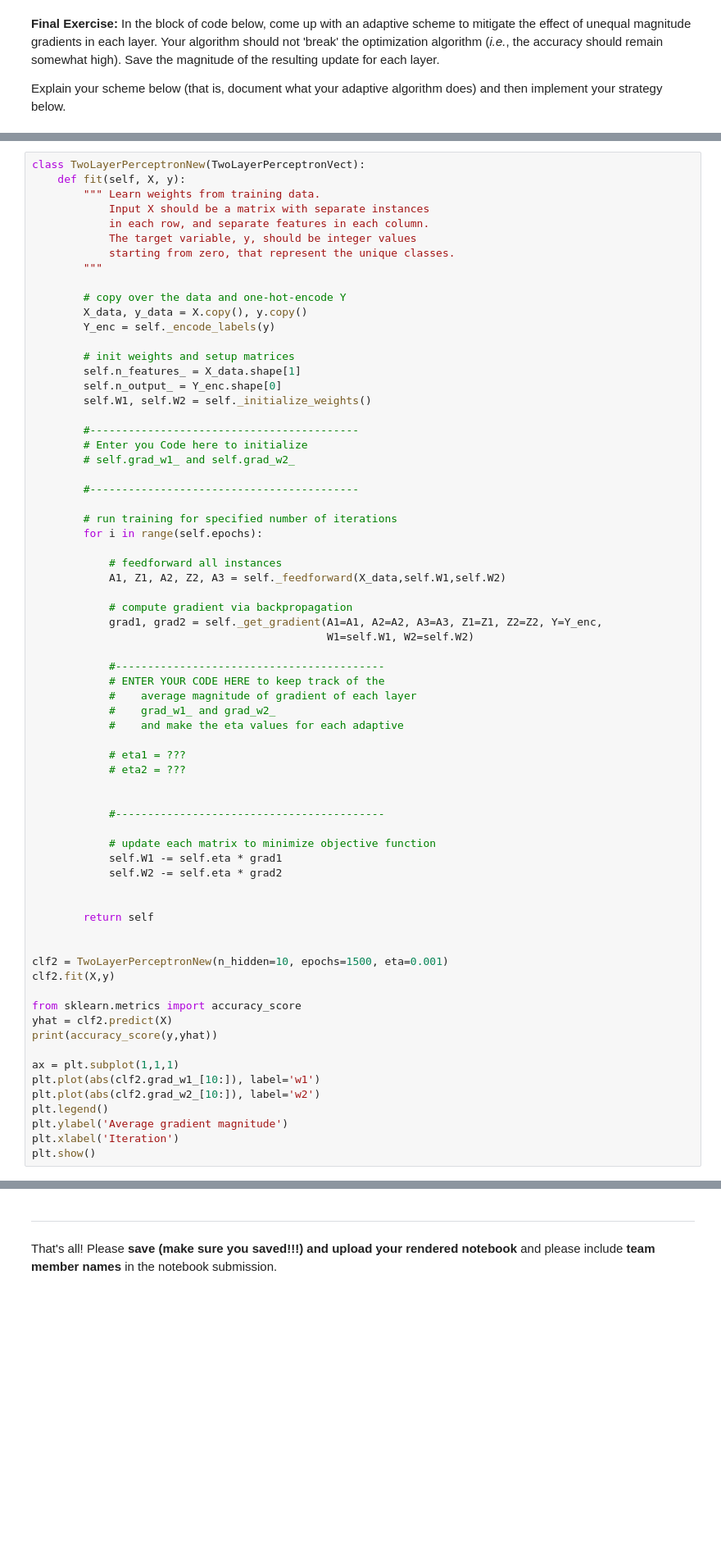
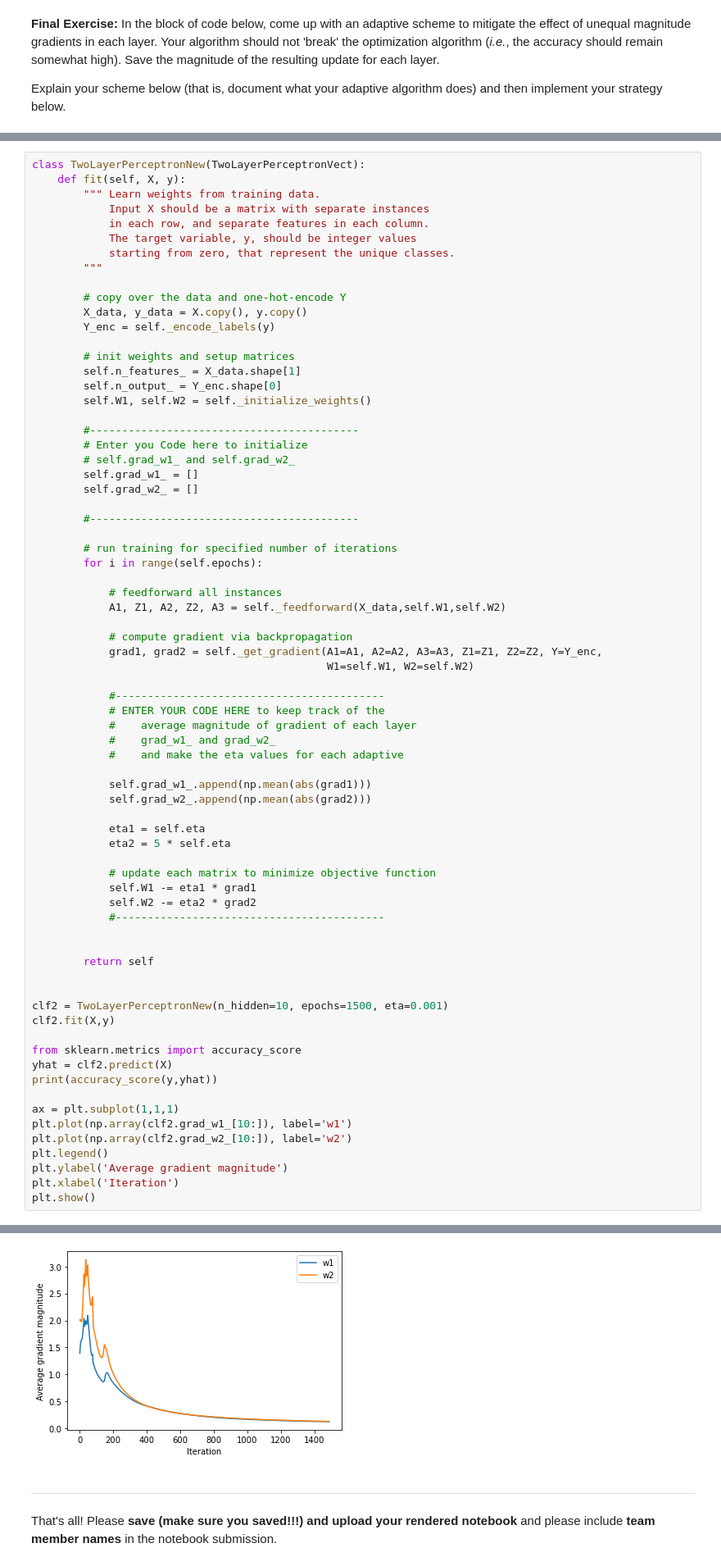
Before and after one commit to jenyintaylor/MLiP_Group, a Jupyter notebook: ICA3_MachineLearning.ipynb, the cells around one changed output, grey strips where cells are left out. Shown at 82% size. Saved outputs shown, nothing was run; the diff lists cells and outputs as text; blank space fills up the shorter version.

```diff
--- a/ICA3_MachineLearning.ipynb
+++ b/ICA3_MachineLearning.ipynb
@@ -404,6 +409,8 @@ class TwoLayerPerceptronNew(TwoLayerPerceptronVect):
         #------------------------------------------
         # Enter you Code here to initialize
         # self.grad_w1_ and self.grad_w2_
+        self.grad_w1_ = []
+        self.grad_w2_ = []
 
         #------------------------------------------
 
@@ -423,15 +430,16 @@ class TwoLayerPerceptronNew(TwoLayerPerceptronVect):
             #    grad_w1_ and grad_w2_
             #    and make the eta values for each adaptive
 
-            # eta1 = ???
-            # eta2 = ???
+            self.grad_w1_.append(np.mean(abs(grad1)))
+            self.grad_w2_.append(np.mean(abs(grad2)))
 
-
-            #------------------------------------------
+            eta1 = self.eta
+            eta2 = 5 * self.eta
 
             # update each matrix to minimize objective function
-            self.W1 -= self.eta * grad1
-            self.W2 -= self.eta * grad2
+            self.W1 -= eta1 * grad1
+            self.W2 -= eta2 * grad2
+            #------------------------------------------
 
 
         return self
@@ -445,9 +453,10 @@ yhat = clf2.predict(X)
 print(accuracy_score(y,yhat))
 
 ax = plt.subplot(1,1,1)
-plt.plot(abs(clf2.grad_w1_[10:]), label='w1')
-plt.plot(abs(clf2.grad_w2_[10:]), label='w2')
+plt.plot(np.array(clf2.grad_w1_[10:]), label='w1')
+plt.plot(np.array(clf2.grad_w2_[10:]), label='w2')
 plt.legend()
 plt.ylabel('Average gradient magnitude')
 plt.xlabel('Iteration')
 plt.show()
+# %% [output]
@@ -454,3 +464,4 @@ plt.show()
+[figure, added]
 # %% [markdown]
 ________________________________________________________________________________________________________
 
```
Also changed, not shown: parts of 15 cells of this notebook.
